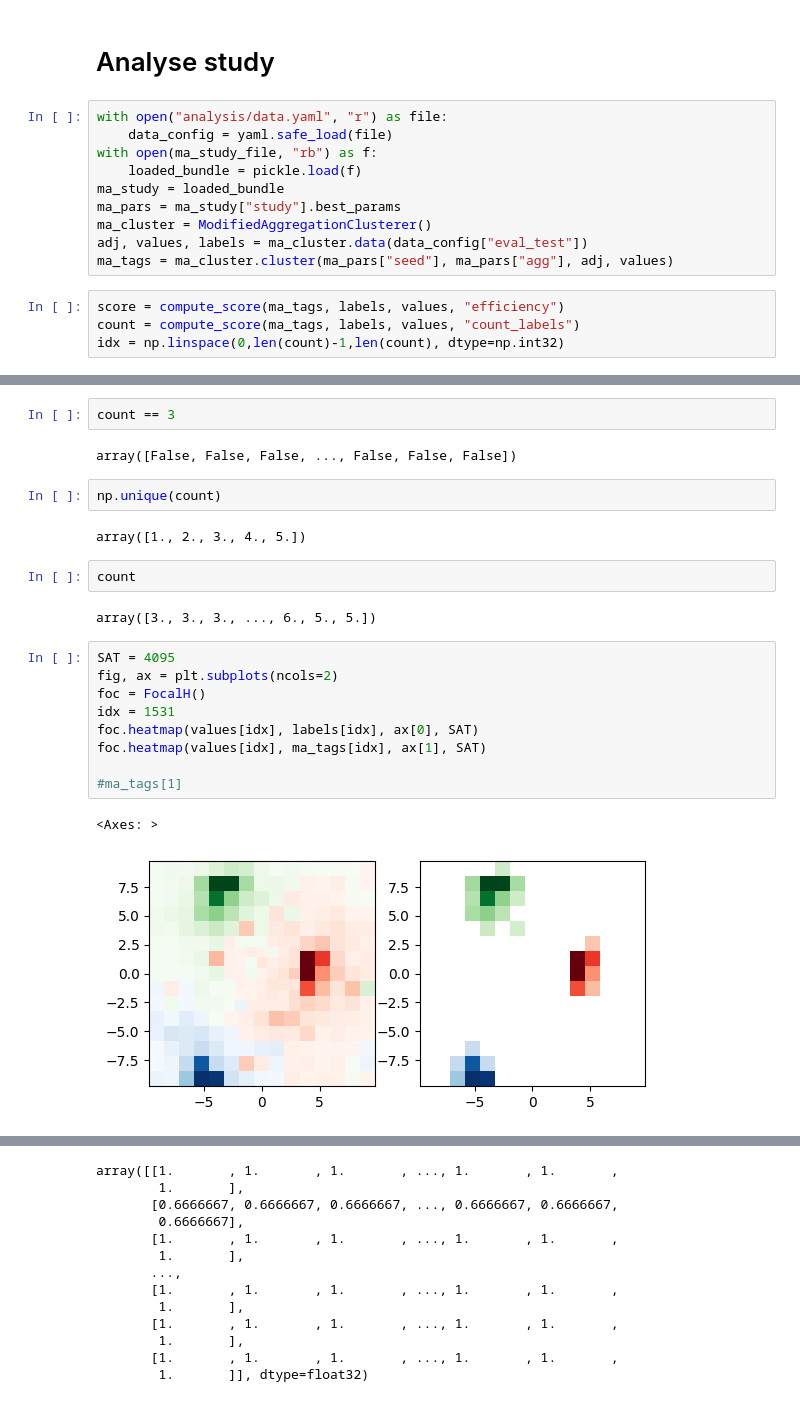
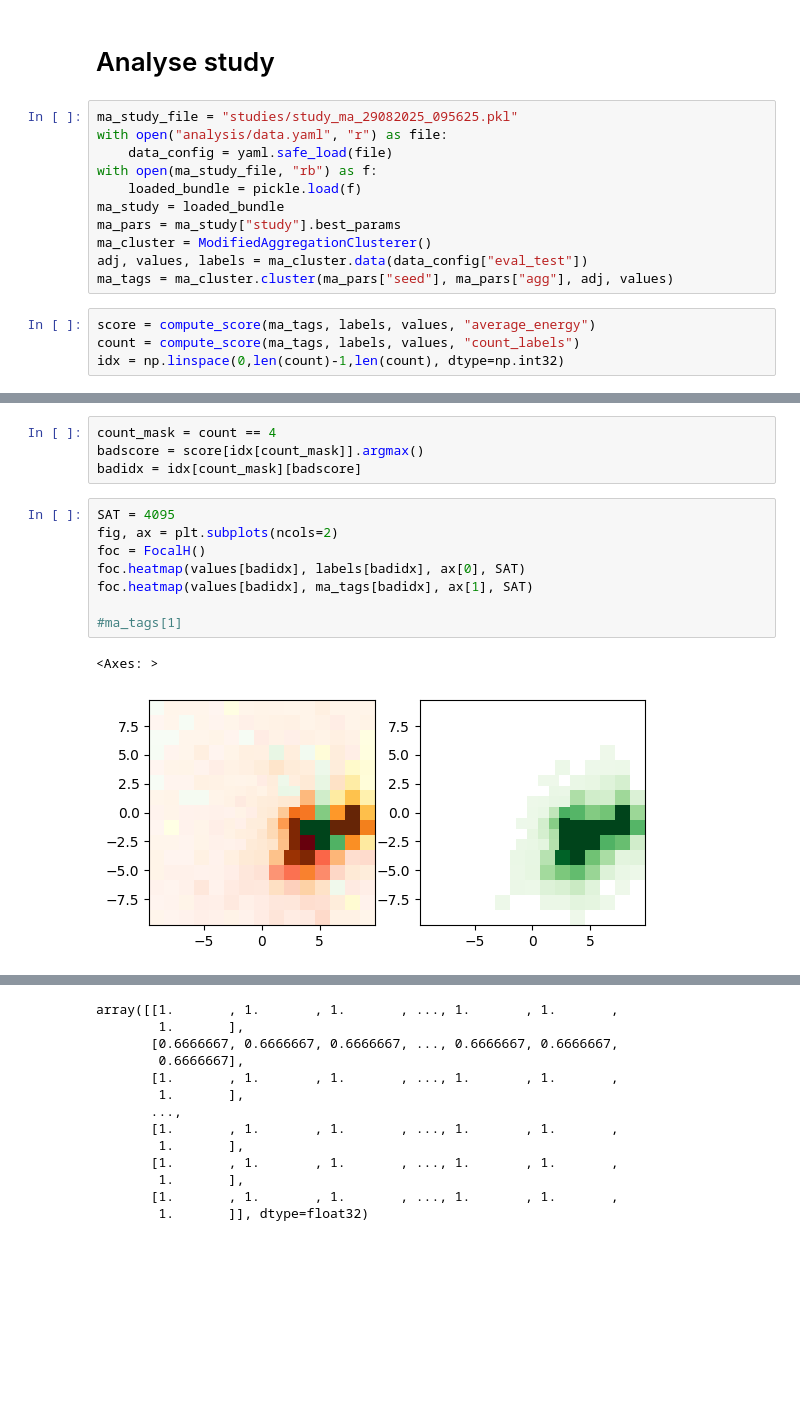
Before and after one commit to Bjartensen/python_focalh_clustering, a Jupyter notebook: notebooks/study.ipynb, the cells around one changed output, grey strips where cells are left out. Saved outputs shown, nothing was run; the diff lists cells and outputs as text; blank space fills up the shorter version.

```diff
--- a/notebooks/study.ipynb
+++ b/notebooks/study.ipynb
@@ -159,6 +159,7 @@ cluster_event(filename, entry, ma_study)
 # %% [markdown]
 # Analyse study
 # %%
+ma_study_file = "studies/study_ma_29082025_095625.pkl"
 with open("analysis/data.yaml", "r") as file:
     data_config = yaml.safe_load(file)
 with open(ma_study_file, "rb") as f:
@@ -169,6 +170,6 @@ ma_cluster = ModifiedAggregationClusterer()
 adj, values, labels = ma_cluster.data(data_config["eval_test"])
 ma_tags = ma_cluster.cluster(ma_pars["seed"], ma_pars["agg"], adj, values)
 # %%
-score = compute_score(ma_tags, labels, values, "efficiency")
+score = compute_score(ma_tags, labels, values, "average_energy")
 count = compute_score(ma_tags, labels, values, "count_labels")
 idx = np.linspace(0,len(count)-1,len(count), dtype=np.int32)
@@ -227,24 +196,15 @@ plot_discrete(count, score)
-# %%
-count == 3
-# %% [output]
-array([False, False, False, ..., False, False, False])
-# %%
-np.unique(count)
-# %% [output]
-array([1., 2., 3., 4., 5.])
-# %%
-count
-# %% [output]
-array([3., 3., 3., ..., 6., 5., 5.])
+# %%
+count_mask = count == 4
+badscore = score[idx[count_mask]].argmax()
+badidx = idx[count_mask][badscore]
 # %%
 SAT = 4095
 fig, ax = plt.subplots(ncols=2)
 foc = FocalH()
-idx = 1531
-foc.heatmap(values[idx], labels[idx], ax[0], SAT)
-foc.heatmap(values[idx], ma_tags[idx], ax[1], SAT)
+foc.heatmap(values[badidx], labels[badidx], ax[0], SAT)
+foc.heatmap(values[badidx], ma_tags[badidx], ax[1], SAT)
 
 #ma_tags[1]
 # %% [output]
 <Axes: >
-[figure, old version]
+[figure, new version]
```
Also changed, not shown: parts of 12 cells of this notebook, 27 other files.
